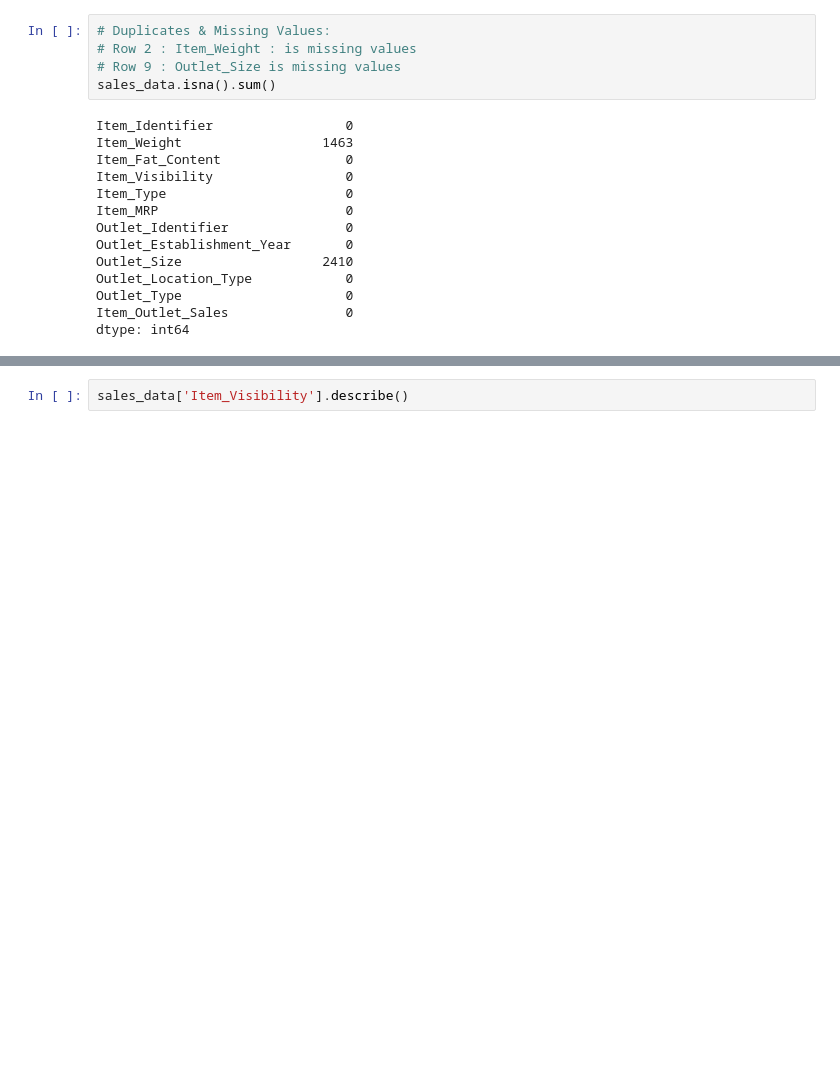
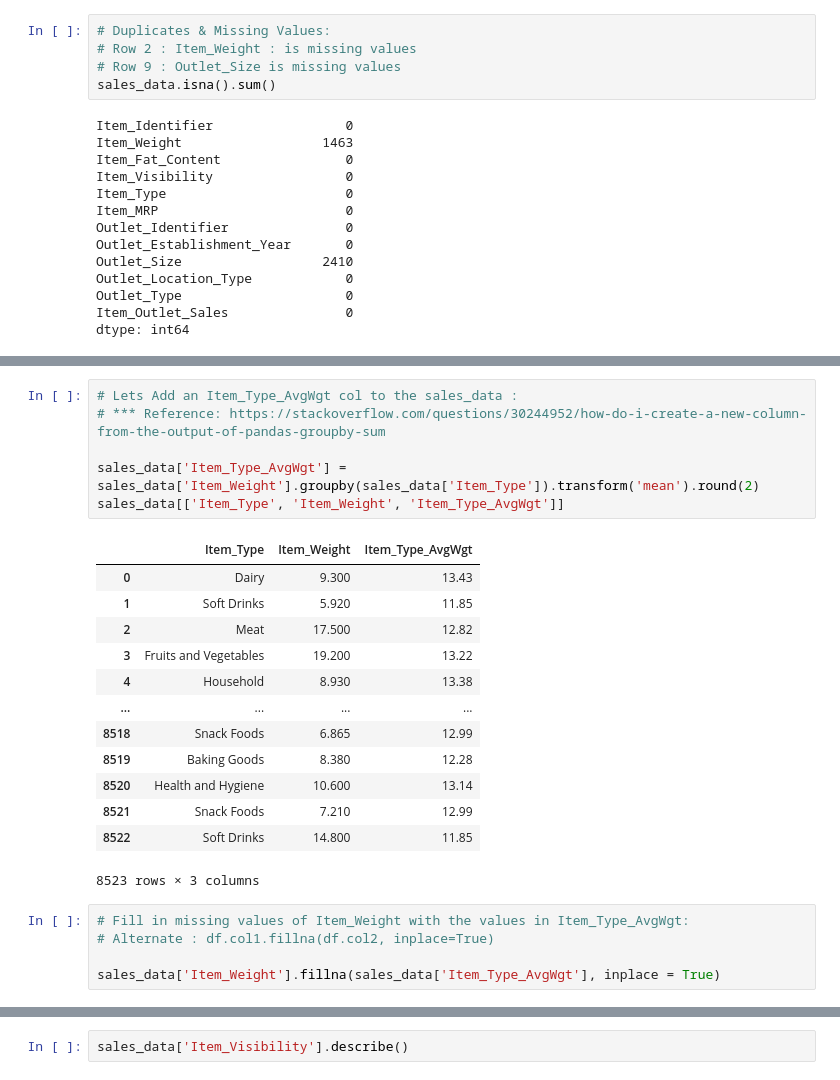
Before and after one commit to kriti-sidram/Sales-Predictions, a Jupyter notebook: GrocerySales_Predictions.ipynb, the cells around one changed output, grey strips where cells are left out. Cells and saved outputs as stored; diff of their text form; blank space fills up the shorter version.

```diff
--- a/GrocerySales_Predictions.ipynb
+++ b/GrocerySales_Predictions.ipynb
@@ -73,0 +97,25 @@ dtype: int64
+# %%
+# Lets Add an Item_Type_AvgWgt col to the sales_data :
+# *** Reference: https://stackoverflow.com/questions/30244952/how-do-i-create-a-new-column-from-the-output-of-pandas-groupby-sum
+
+sales_data['Item_Type_AvgWgt'] = sales_data['Item_Weight'].groupby(sales_data['Item_Type']).transform('mean').round(2)
+sales_data[['Item_Type', 'Item_Weight', 'Item_Type_AvgWgt']]
+# %% [output]
+|  | Item_Type | Item_Weight | Item_Type_AvgWgt |
+| 0 | Dairy | 9.300 | 13.43 |
+| 1 | Soft Drinks | 5.920 | 11.85 |
+| 2 | Meat | 17.500 | 12.82 |
+| 3 | Fruits and Vegetables | 19.200 | 13.22 |
+| 4 | Household | 8.930 | 13.38 |
+| ... | ... | ... | ... |
+| 8518 | Snack Foods | 6.865 | 12.99 |
+| 8519 | Baking Goods | 8.380 | 12.28 |
+| 8520 | Health and Hygiene | 10.600 | 13.14 |
+| 8521 | Snack Foods | 7.210 | 12.99 |
+| 8522 | Soft Drinks | 14.800 | 11.85 |
+8523 rows × 3 columns
+# %%
+# Fill in missing values of Item_Weight with the values in Item_Type_AvgWgt:
+# Alternate : df.col1.fillna(df.col2, inplace=True)
+
+sales_data['Item_Weight'].fillna(sales_data['Item_Type_AvgWgt'], inplace = True)
```
Also changed, not shown: parts of 10 cells of this notebook.
